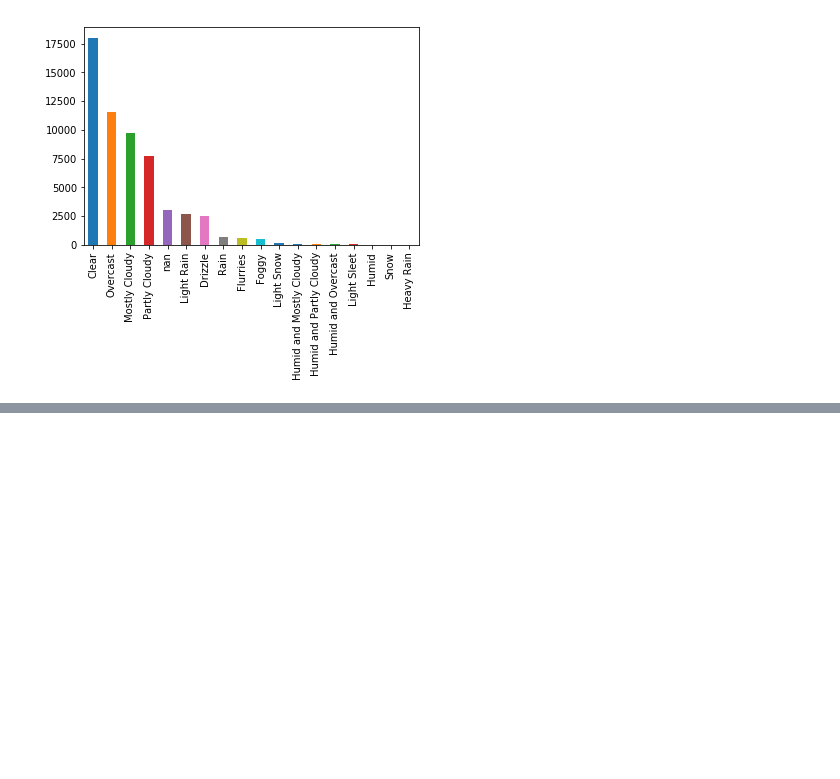
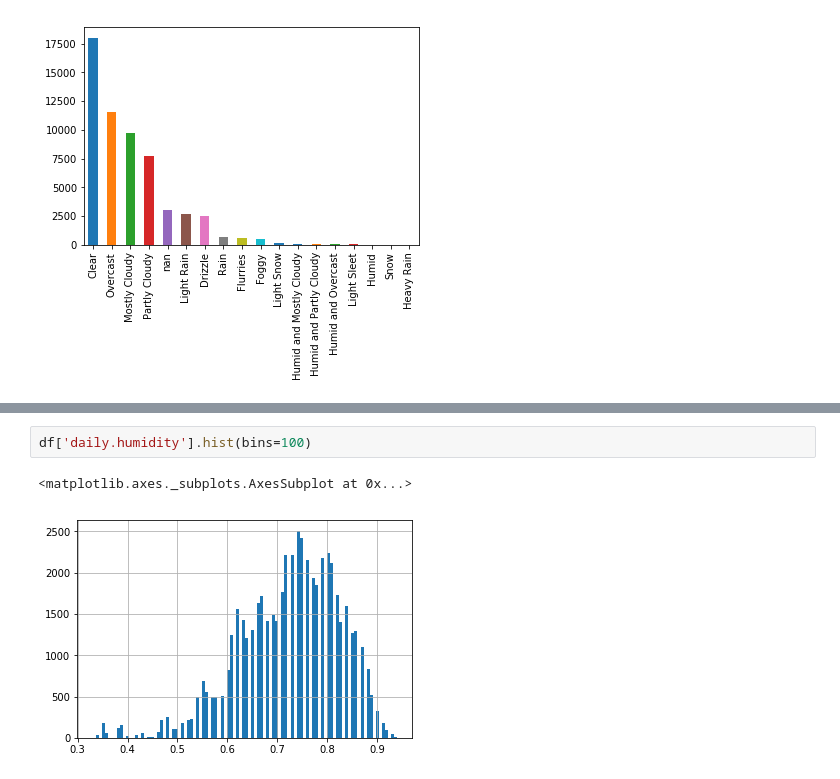
Before and after one commit to erl67/Pittsburgh-311-Weather-Analysis, a Jupyter notebook: 311_CombinedMaster.ipynb, the cells around one changed output, grey strips where cells are left out. Drawn from its saved outputs; the diff is of its cells as text; blank space fills up the shorter version.

```diff
--- a/311_CombinedMaster.ipynb
+++ b/311_CombinedMaster.ipynb
@@ -208,0 +256,5 @@ for index, row in df.iterrows():
+# %%
+df['daily.humidity'].hist(bins=100)
+# %% [output]
+<matplotlib.axes._subplots.AxesSubplot at 0x...>
+[figure, added]
```
Also changed, not shown: parts of 17 cells of this notebook, 4 other files.
